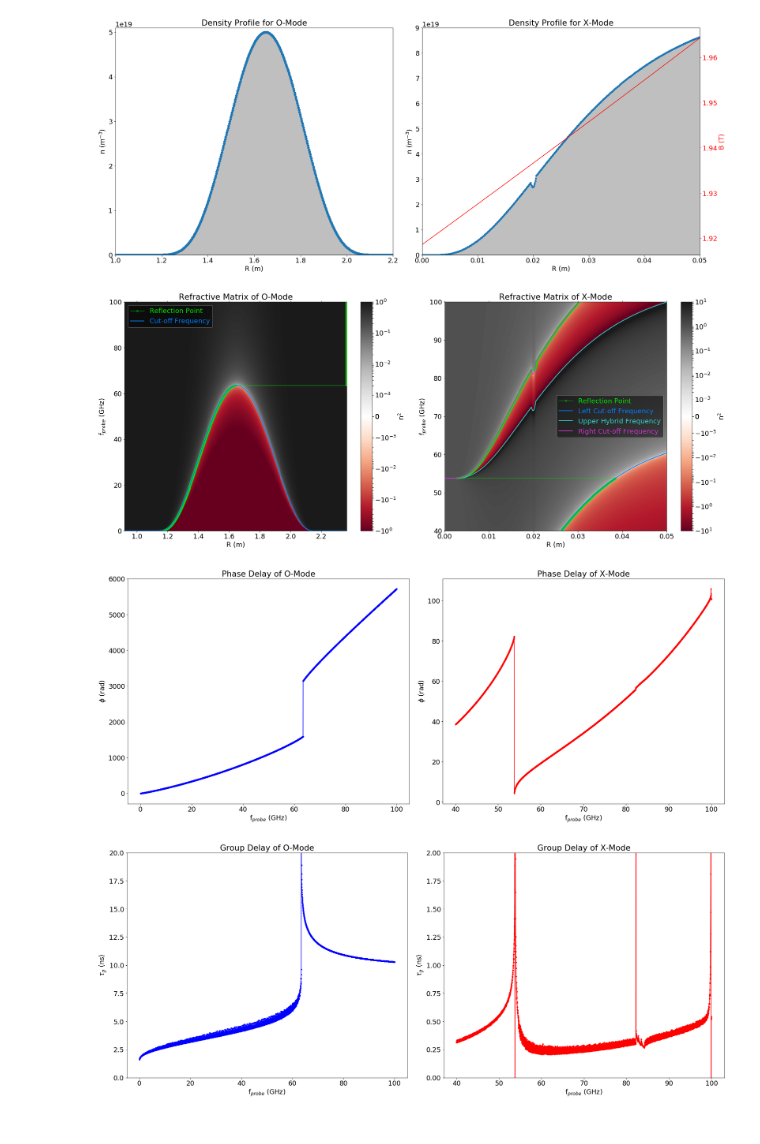
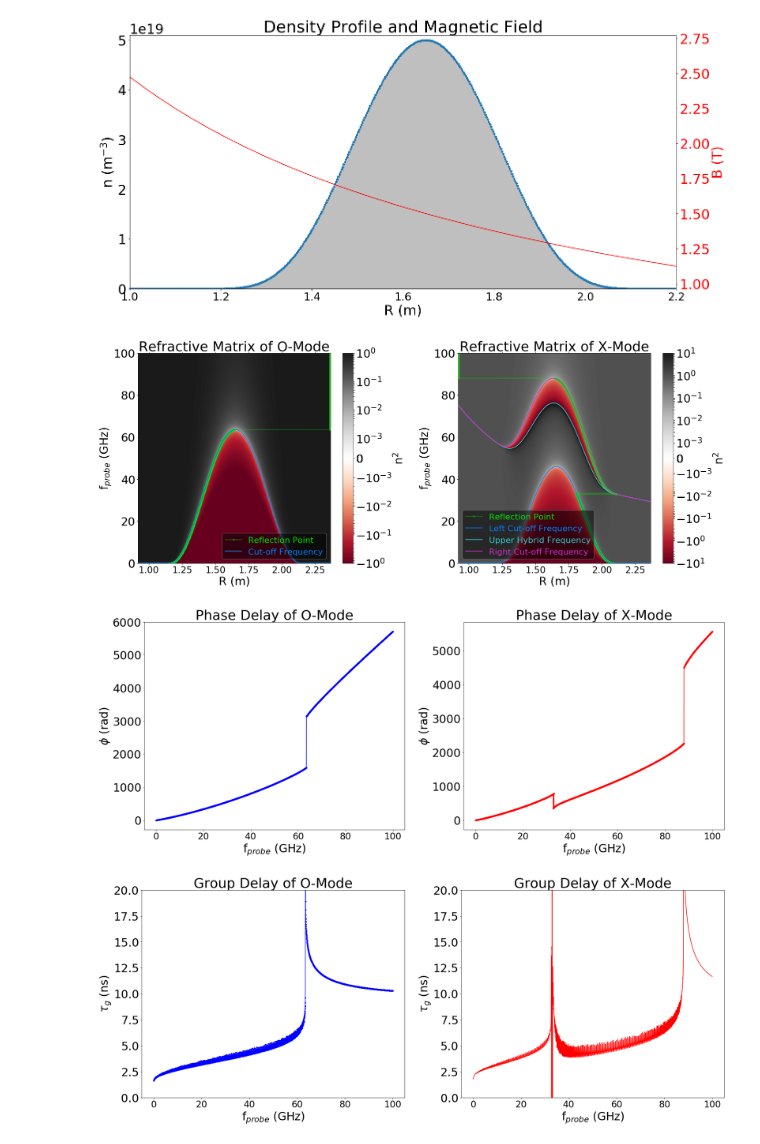
Before and after one commit to OpenReflectometry/scikit-reflectometry, a Jupyter notebook: notebooks/algorithm_step_by_step.ipynb, the cells around one changed output. Cells and saved outputs as stored; diff of their text form; code cells hidden in the pictures.

Commit message:
Added antenna position for the calculation of the phase. Changed graphs settings.

```diff
--- a/notebooks/algorithm_step_by_step.ipynb
+++ b/notebooks/algorithm_step_by_step.ipynb
@@ -27,46 +27,49 @@ from skreflectometry.graphs import plot_refractive_matrix, plot_profile_refract
 # %%
-plt.figure(figsize=(24, 10))
+plt.figure(figsize=(20, 10))
 
-plt.subplot(1, 2, 1)
+# plt.subplot(1, 2, 1)
 radius_arr, dens_prof = density_profile(n_points=600)
 #dens_prof = density_add_bump(radius_arr, dens_prof, bump_pos=1.5, bump_size=0.2, bump_height=0.5)
-plt.plot(radius_arr, dens_prof, '-o', lw=2)
-plt.fill_between(radius_arr, dens_prof, 0.0, color='k', alpha=0.25)
+# plt.plot(radius_arr, dens_prof, '-o', lw=2)
+# plt.fill_between(radius_arr, dens_prof, 0.0, color='k', alpha=0.25)
 
-plt.xlabel('R (m)')
-plt.ylabel('n (m$^{-3}$)')
-plt.title('Density Profile for O-Mode')
+# plt.xlabel('R (m)')
+# plt.ylabel('n (m$^{-3}$)')
+# plt.title('Density Profile for O-Mode')
 
-plt.xlim(1.0, 2.2)
-plt.ylim(0, 5.1e19)
+# plt.xlim(1.0, 2.2)
+# plt.ylim(0, 5.1e19)
 
 ###
 
-ax1 = plt.subplot(1, 2, 2)
+# ax1 = plt.subplot(1, 2, 2)
+ax1 = plt.gca()
 rs, ns = density_profile(radius_arr=np.linspace(2.15, 2.1, 600), m=30, n=3, dens_central=10e19, r_vacuum=0.002)
-bs = magnetic_field_profile(rs, mag_field_ref=2.5, pos_ref=1.65)
-rs = rs[0] - rs
-ns = density_add_bump(rs, ns, bump_pos=0.02, bump_size=0.001, bump_height=.95*.95)
+rs, ns = density_profile(n_points=600)
+bs = magnetic_field_profile(rs, mag_field_ref=1.5, pos_ref=1.65)
+#rs = rs[0] - rs
+#ns = density_add_bump(rs, ns, bump_pos=0.02, bump_size=0.001, bump_height=.95*.95)
 plt.plot(rs, ns, '-o', markersize=4)
 plt.fill_between(rs, ns, 0.0, color='k', alpha=0.25)
 
 plt.xlabel('R (m)')
 plt.ylabel('n (m$^{-3}$)')
-plt.title('Density Profile for X-Mode')
+plt.title('Density Profile and Magnetic Field')
 
-plt.xlim(0, 0.05)
-plt.ylim(0, 9e19)
+#plt.xlim(0, 0.05)
+plt.xlim(1.0, 2.2)
+plt.ylim(0, 5.1e19)
 
 ax2 = ax1.twinx()
 ax2.plot(rs, bs, 'r-')
 ax2.set_ylabel('B (T)', color='r')
 ax2.tick_params('y', colors='r')
 
 plt.tight_layout()
 plt.savefig('images/density_profiles.png', dpi=200)
 plt.show()
 # %% [output]
-[figure, old version]
+[figure, new version]
 # %%
 f_sampling = 125e6
 sweep_time = 25e-6
@@ -98,21 +102,21 @@ plt.figure(figsize=(24, 10))
 
 ax_O = plt.subplot(1, 2, 1)
 
-plot_refractive_matrix(radius_arr, dens_prof, fs_O, n_index_O_sq, axis=ax_O, wave_mode='O', legend_loc='upper left', title='O-Mode')
+plot_refractive_matrix(radius_arr, dens_prof, fs_O, n_index_O_sq, axis=ax_O, wave_mode='O', legend_loc='lower right', title='O-Mode')
 
 ax_X = plt.subplot(1, 2, 2)
 
-plot_refractive_matrix(rs, ns, fs_X, n_index_X_sq, axis=ax_X, mag_field=bs, wave_mode='X', legend_loc='center right', title='X-Mode',
+plot_refractive_matrix(rs, ns, fs_X, n_index_X_sq, axis=ax_X, mag_field=bs, wave_mode='X', antenna_side='lfs', legend_loc='lower left', title='X-Mode',
                        norm=colors.SymLogNorm(linthresh=1e-3, clip=True, vmin=-10, vmax=10))
 
 plt.tight_layout()
 plt.savefig('images/refractive_matrixes.png', dpi=200)
 plt.show()
 # %% [output]
-[figure, old version]
+[figure, new version]
 # %%
 phi_O = phase_delay(fs_O, radius_arr, n_index_O, reflect_at_wall=True)
-phi_X = phase_delay(fs_X, rs, n_index_X, refraction_epsilon=1e-6)
+phi_X = phase_delay(fs_X, rs, n_index_X, refract_epsilon=1e-6, antenna_side='lfs')
 
 plt.figure(figsize=(24, 10))
 
@@ -136,7 +140,7 @@ plt.tight_layout()
 plt.savefig('images/phase_delays.png', dpi=200)
 plt.show()
 # %% [output]
-[figure, old version]
+[figure, new version]
 # %%
 delta_t_O = group_delay(fs_O, phi_O)
 delta_t_X = group_delay(fs_X, phi_X)
@@ -155,19 +159,19 @@ plt.ylim(0, 20)
 
 plt.subplot(1, 2, 2)
 
-plt.plot(fs_X/1e9, delta_t_X*1e9, 'r.-')
+plt.plot(fs_X/1e9, delta_t_X*1e9, 'r-')
 
 plt.title('Group Delay of X-Mode')
 plt.xlabel('f$_{probe}$ (GHz)')
 plt.ylabel(r'$\tau_g$ (ns)')
 
-plt.ylim(0, 2)
+plt.ylim(0, 20)
 
 plt.tight_layout()
 plt.savefig('images/group_delays.png', dpi=200)
 plt.show()
 # %% [output]
-[figure, old version]
+[figure, new version]
 # %%
 beat_sig = beat_signal(fs_O, delta_t_O)
 beat_sig_X = beat_signal(fs_X, delta_t_X)
```
Also changed, not shown: parts of 7 cells of this notebook, 5 other files.
